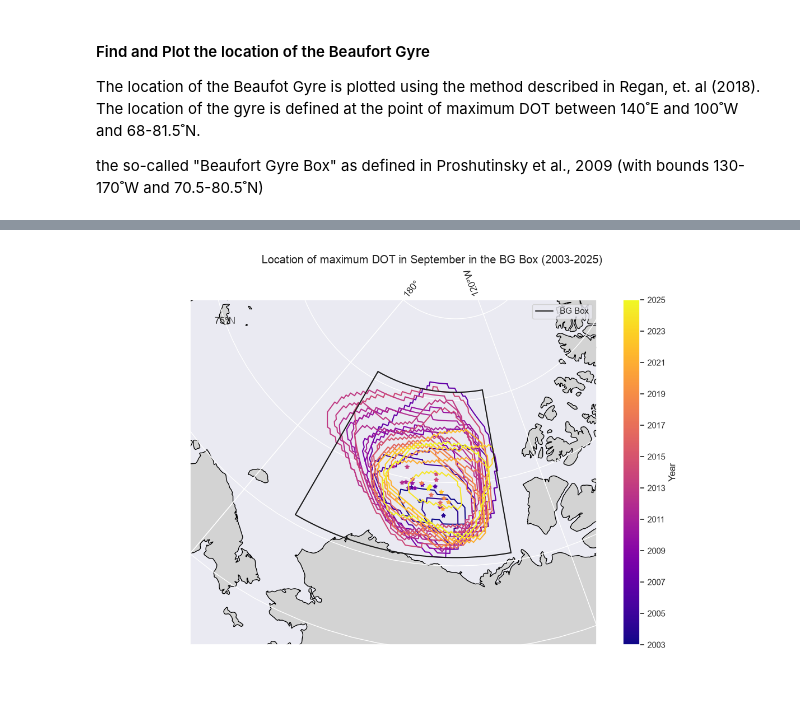
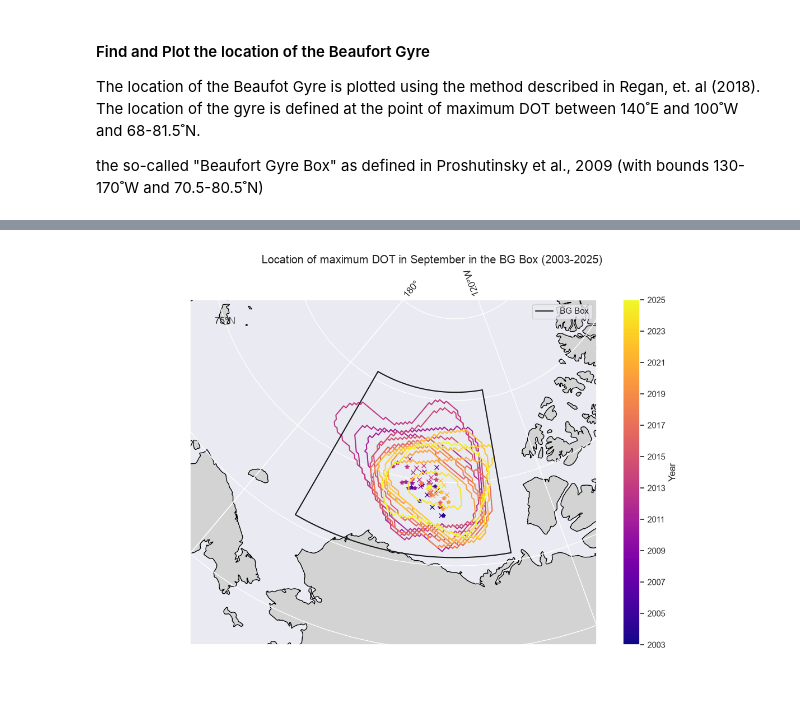
Before and after one commit to ben-sprague/3D-TEA-BAG, a Jupyter notebook: gyre_location.ipynb, the cells around one changed output, grey strips where cells are left out. Drawn from its saved outputs; the diff is of its cells as text; code cells hidden in the pictures.

Commit message:
rename DOT variables and add gyre area and centroid metrics

```diff
--- a/gyre_location.ipynb
+++ b/gyre_location.ipynb
@@ -37,5 +320,7 @@ The location of the Beaufot Gyre is plotted using the method described in Regan,
 # %%
-max_DOT_ds = max_DOT_ds.assign(extent = xr.full_like(max_DOT_ds['DOT'], "", dtype=object))
+max_DOT_ds = max_DOT_ds.assign(extent = xr.full_like(max_DOT_ds['max_DOT'], "", dtype=object))
+max_DOT_ds = max_DOT_ds.assign(min_DOT = xr.full_like(max_DOT_ds['max_DOT'], np.nan))
+
 percision = 2
 step = 10**(-percision)
 
@@ -57,7 +342,7 @@ def get_closed_contour_around_point(data, level, point_x, point_y):
 for era in max_DOT_ds['era']:
     for time in max_DOT_ds['time']:
         working_DOT_da = max_DOT_ds.sel(time = time, era = era)
-        if ~np.isnan(working_DOT_da['DOT']):
+        if ~np.isnan(working_DOT_da['max_DOT']):
             #If the current time/era combination is valid
             if era == 'old':
                 working_bg_ds = old_bg_ds
@@ -69,7 +354,7 @@ for era in max_DOT_ds['era']:
             working_height = np.nanmin(data)
 
             #Find the BG extent contour
-            while working_height < working_DOT_da['DOT'].copy():
+            while working_height < working_DOT_da['max_DOT'].copy():
                 #Work up from the min height to find the lowest closed contour that contains the max DOT point
 
                 #Get the location of the max DOT point in array coordinate space
@@ -97,7 +382,8 @@ for era in max_DOT_ds['era']:
             closed_lat = interp_lat(contour)
             closed_lon = interp_lon(contour)
 
-            max_DOT_ds['extent'].loc[{'time': time, 'era': era}] = geometry.Polygon(np.vstack((closed_lat, closed_lon)).T).wkt
+            max_DOT_ds['extent'].loc[{'time': time, 'era': era}] = geometry.Polygon(np.vstack((closed_lon, closed_lat)).T).wkt
+            max_DOT_ds['min_DOT'].loc[{'time': time, 'era': era}] = working_height
 # %%
 #Plot location of max DOT and min DOT contour
 extent = [-180, -120, 65, 85]
@@ -120,10 +406,11 @@ for i, year in enumerate(years):
     working_data = max_DOT_ds.sel(time = np.datetime64(f'{year}-09-01'), era = 'old')
     if working_data['extent'].values != "":
         bg_extent = wkt.loads(working_data['extent'].values)
-        points =
+        points = satops.polygon_to_array(bg_extent)
 
 
         ax.plot(working_data['lon'], working_data['lat'], marker = '*', color = colors[i], transform = ccrs.PlateCarree())
+        ax.plot(working_data['centroid_lon'], working_data['centroid_lat'], marker = 'x', color = colors[i], transform = ccrs.PlateCarree())
 
         ax.plot(points[:,1], points[:,0], linestyle = '-', color = colors[i], transform = ccrs.PlateCarree())
     working_data = max_DOT_ds.sel(time = np.datetime64(f'{year}-09-01'), era = 'new')
@@ -131,33 +418,34 @@ for i, year in enumerate(years):
         bg_extent = wkt.loads(working_data['extent'].values)
         points = satops.polygon_to_array(bg_extent)
 
 
         ax.plot(working_data['lon'], working_data['lat'], marker = '*', color = colors[i], transform = ccrs.PlateCarree())
+        ax.plot(working_data['centroid_lon'], working_data['centroid_lat'], marker = 'x', color = colors[i], transform = ccrs.PlateCarree())
 
-        ax.plot(points[:,1], points[:,0], linestyle = '-', color = colors[i], transform = ccrs.PlateCarree())
+        ax.plot(points[:,0], points[:,1], linestyle = '-', color = colors[i], transform = ccrs.PlateCarree())
 
 sm = plt.cm.ScalarMappable(cmap='plasma', norm=plt.Normalize(years.min(), years.max()))
 sm.set_array([])
 cbar = dot_figure.colorbar(sm, ax=ax)
 cbar.set_label('Year')
 tick_years = years[::2]  # every other year
 cbar.set_ticks(tick_years)
 cbar.set_ticklabels([str(y) for y in tick_years])
 #Plot the Beaufort Gyre Box
 top_bottom_lon= np.linspace(-170, -130, 100)
 top_lat = np.full_like(top_bottom_lon, 80.5)
 bottom_lat = np.full_like(top_bottom_lon, 70.5)
 ax.plot([-170, -170], [70.5, 80.5], 'k-', transform = ccrs.PlateCarree(), label = 'BG Box')
 ax.plot([-130, -130], [70.5, 80.5], 'k-', transform = ccrs.PlateCarree())
 ax.plot(top_bottom_lon, top_lat, 'k-', transform = ccrs.PlateCarree())
 ax.plot(top_bottom_lon, bottom_lat, 'k-', transform = ccrs.PlateCarree())
 
 ax.legend()
 
 dot_figure.suptitle("Location of maximum DOT in September in the BG Box (2003-2025)")
 
 
 plt.show()
 # %% [output]
-[figure, old version]
+[figure, new version]
 # %%
```
Also changed, not shown: parts of 9 cells of this notebook.
